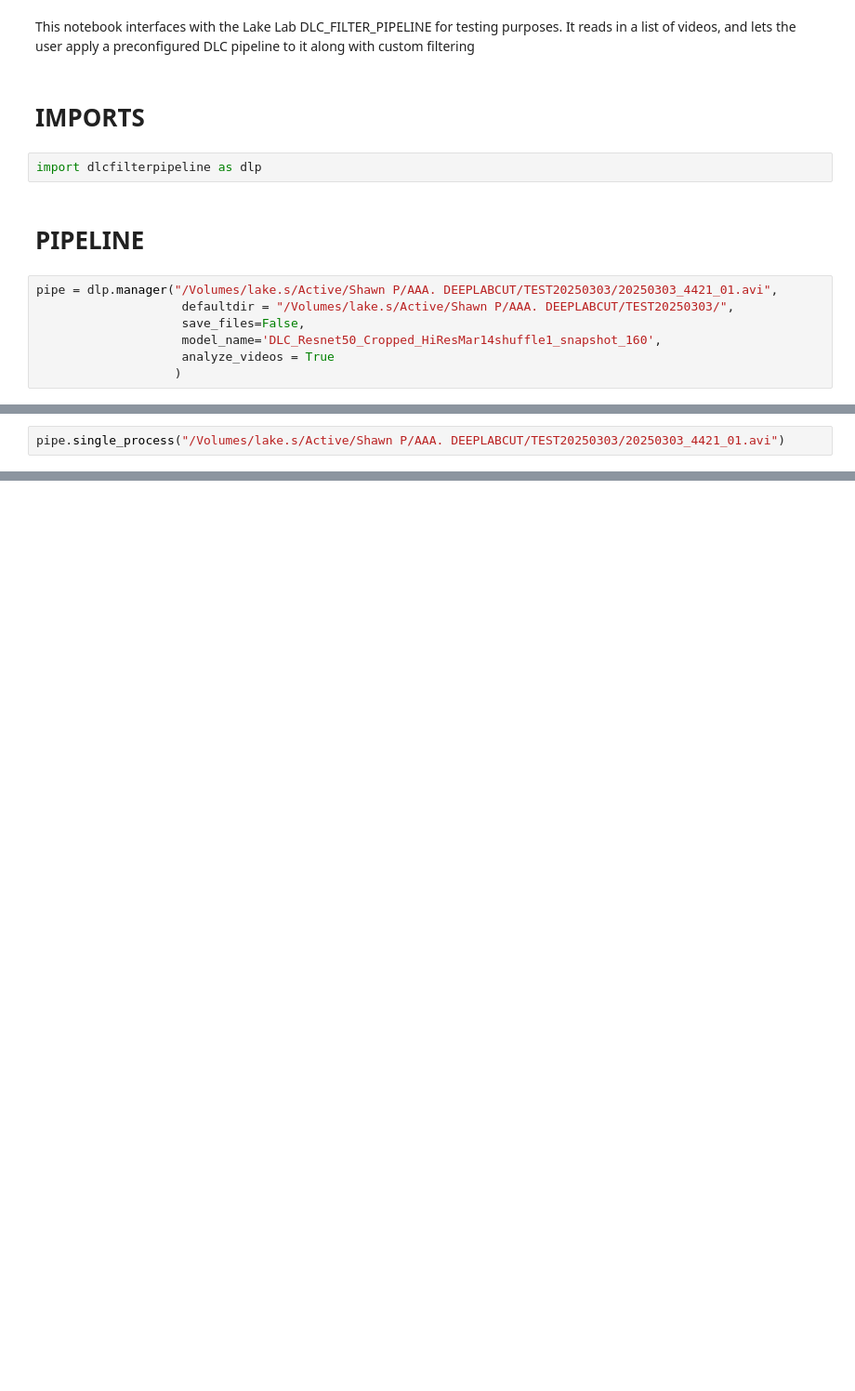
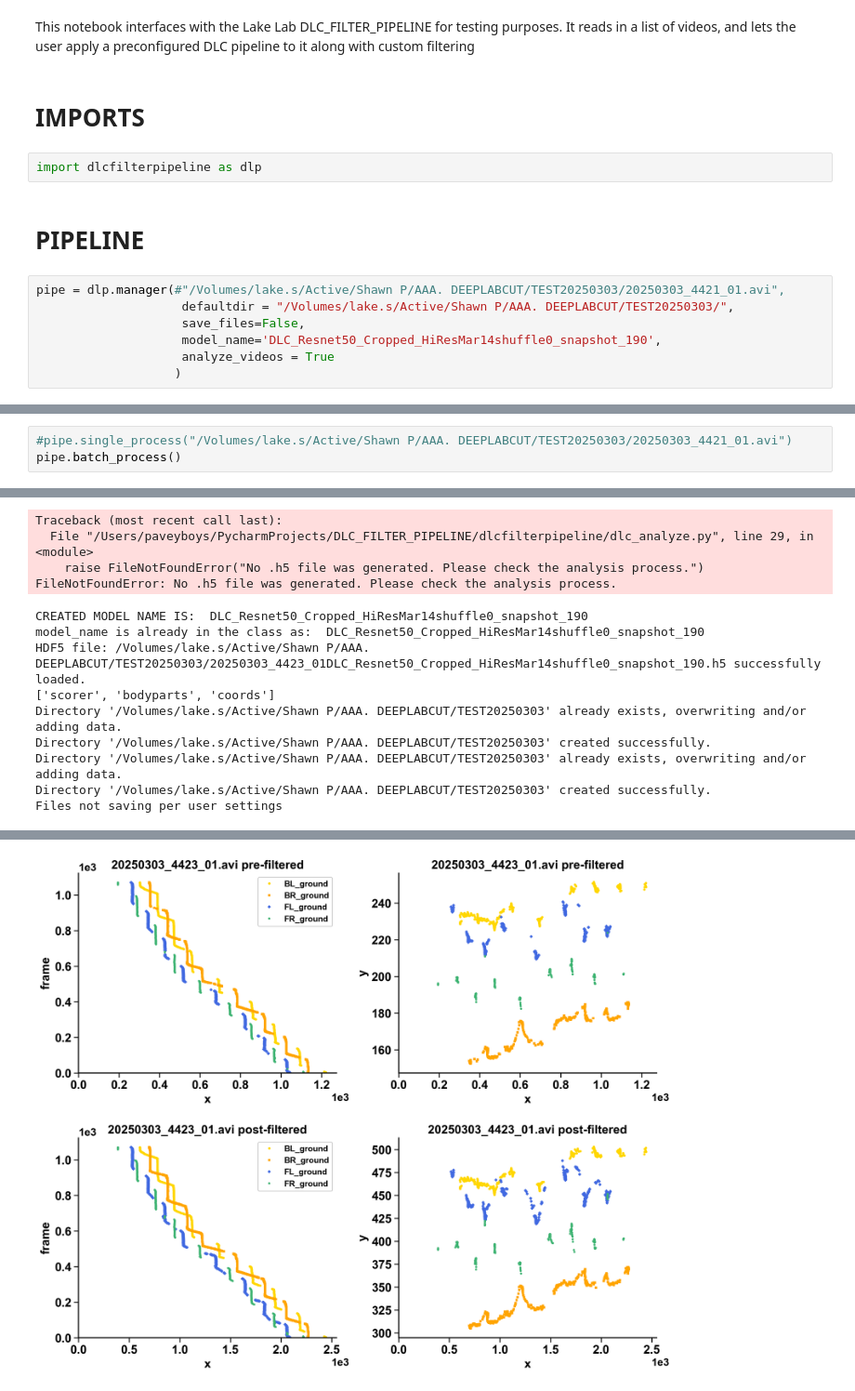
Before and after one commit to yikang4570/DLC_FILTER_PIPELINE, a Jupyter notebook: DLC_PIPELINE.ipynb, the cells around one changed output, grey strips where cells are left out. Shown at 93% size. Cells and saved outputs as stored; diff of their text form; blank space fills up the shorter version.

Commit message:
Pipeline works for multi video

```diff
--- a/DLC_PIPELINE.ipynb
+++ b/DLC_PIPELINE.ipynb
@@ -13,9 +13,9 @@ import dlcfilterpipeline as dlp
 # %% [markdown]
 # PIPELINE
 # %%
-pipe = dlp.manager("/Volumes/lake.s/Active/Shawn P/AAA. DEEPLABCUT/TEST20250303/20250303_4421_01.avi",
+pipe = dlp.manager(#"/Volumes/lake.s/Active/Shawn P/AAA. DEEPLABCUT/TEST20250303/20250303_4421_01.avi",
                     defaultdir = "/Volumes/lake.s/Active/Shawn P/AAA. DEEPLABCUT/TEST20250303/",
                     save_files=False,
-                    model_name='DLC_Resnet50_Cropped_HiResMar14shuffle1_snapshot_160',
+                    model_name='DLC_Resnet50_Cropped_HiResMar14shuffle0_snapshot_190',
                     analyze_videos = True
                    )
@@ -22,5 +26,6 @@ pipe = dlp.manager("/Volumes/lake.s/Active/Shawn P/AAA. DEEPLABCUT/TEST20250303/
 # %%
-pipe.single_process("/Volumes/lake.s/Active/Shawn P/AAA. DEEPLABCUT/TEST20250303/20250303_4421_01.avi")
+#pipe.single_process("/Volumes/lake.s/Active/Shawn P/AAA. DEEPLABCUT/TEST20250303/20250303_4421_01.avi")
+pipe.batch_process()
 # %% [output]
 Loading DLC 3.0.0rc6...
 DLC loaded in light mode; you cannot use any GUI (labeling, relabeling and standalone GUI)
@@ -34 +57,15 @@ Files not saving per user settings
+Traceback (most recent call last):
+  File "/Users/paveyboys/PycharmProjects/DLC_FILTER_PIPELINE/dlcfilterpipeline/dlc_analyze.py", line 29, in <module>
+    raise FileNotFoundError("No .h5 file was generated. Please check the analysis process.")
+FileNotFoundError: No .h5 file was generated. Please check the analysis process.
+CREATED MODEL NAME IS:  DLC_Resnet50_Cropped_HiResMar14shuffle0_snapshot_190
+model_name is already in the class as:  DLC_Resnet50_Cropped_HiResMar14shuffle0_snapshot_190
+HDF5 file: /Volumes/lake.s/Active/Shawn P/AAA. DEEPLABCUT/TEST20250303/20250303_4423_01DLC_Resnet50_Cropped_HiResMar14shuffle0_snapshot_190.h5 successfully loaded.
+['scorer', 'bodyparts', 'coords']
+Directory '/Volumes/lake.s/Active/Shawn P/AAA. DEEPLABCUT/TEST20250303' already exists, overwriting and/or adding data.
+Directory '/Volumes/lake.s/Active/Shawn P/AAA. DEEPLABCUT/TEST20250303' created successfully.
+Directory '/Volumes/lake.s/Active/Shawn P/AAA. DEEPLABCUT/TEST20250303' already exists, overwriting and/or adding data.
+Directory '/Volumes/lake.s/Active/Shawn P/AAA. DEEPLABCUT/TEST20250303' created successfully.
+Files not saving per user settings
 [figure]
+[figure, added]
```
Also changed, not shown: parts of 2 cells of this notebook, 2 other files.
